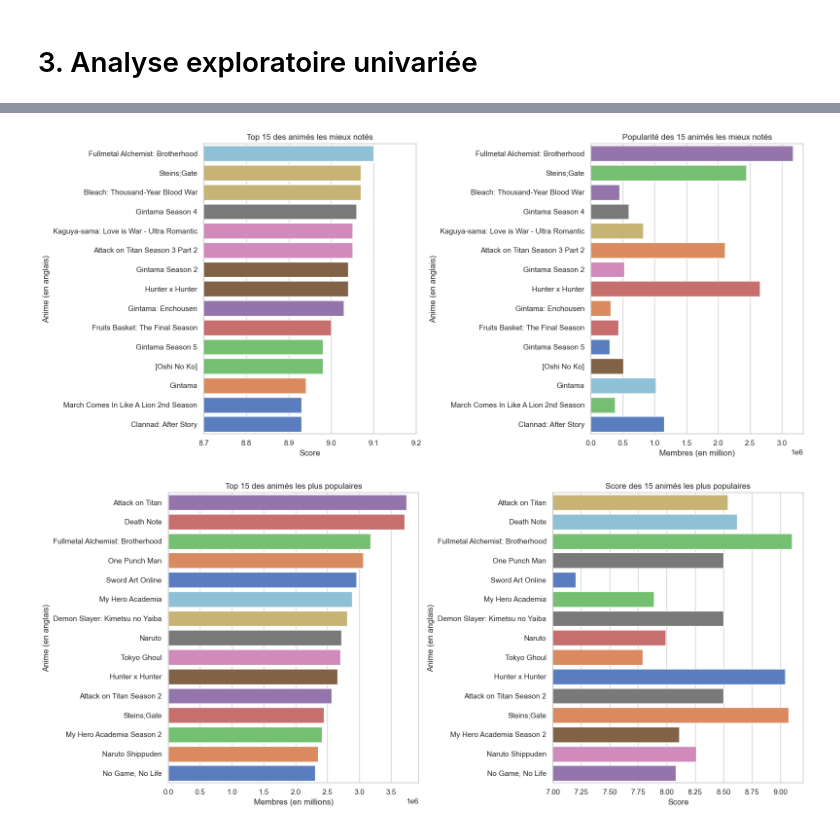
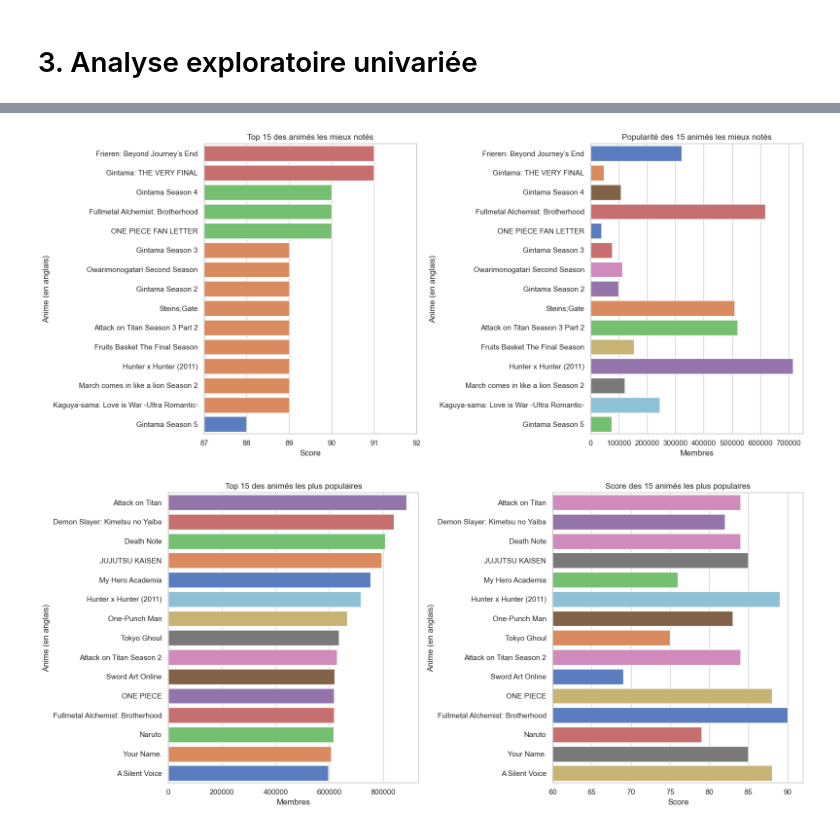
Before and after one commit to TAMINE-CYRIL/MyAnimeList-Analysis, a Jupyter notebook: notebook.ipynb, the cells around one changed output, grey strips where cells are left out. Cells and saved outputs as stored; diff of their text form; code cells hidden in the pictures.

```diff
--- a/notebook.ipynb
+++ b/notebook.ipynb
@@ -213,3 +231,0 @@ On effectue la nuance avec "dessin animé" (cartoon), qui est associé à l'Occi
-# %%
-# On récupère uniquement nos TV du jeu de données
-df_anime = df[df["Type"] == "TV"]
@@ -216,65 +279,65 @@ df_anime = df[df["Type"] == "TV"]
 # %%
 # --- Données : top 15 par score ---
-top15_score = df_anime.sort_values(by="Score", ascending=False).head(15)
+top15_score = df_anime.sort_values(by="score", ascending=False).head(15)
 
 fig, (ax1, ax2) = plt.subplots(1, 2, figsize=(16, 7))
 
 sns.barplot(
-    x="Score",
-    y="English name",
+    x="score",
+    y="english_title",
     data=top15_score,
-    hue="Score",
+    hue="score",
     palette="muted",
     dodge=False,
     ax=ax1,
     legend=False)
 ax1.set_xlabel("Score")
 ax1.set_ylabel("Anime (en anglais)")
-ax1.set_xlim(8.7, 9.2)
+ax1.set_xlim(87, 92)
 ax1.set_title("Top 15 des animés les mieux notés")
 
 sns.barplot(
-    x="Members",
-    y="English name",
+    x="popularity",
+    y="english_title",
     data=top15_score,
-    hue="Members",
+    hue="popularity",
     palette="muted",
     dodge=False,
     ax=ax2,
     legend=False)
-ax2.set_xlabel("Membres (en million)")
+ax2.set_xlabel("Membres")
 ax2.set_ylabel("Anime (en anglais)")
 ax2.set_title("Popularité des 15 animés les mieux notés")
 
 plt.tight_layout()
 plt.show()
 # %% [output]
-[figure, old version]
+[figure, new version]
 # %%
 # --- Données : top 15 par popularité ---
-top15_pop = df_anime.sort_values(by="Members", ascending=False).head(15)
+top15_pop = df_clean.sort_values(by="popularity", ascending=False).head(15)
 
 fig, (ax1, ax2) = plt.subplots(1, 2, figsize=(16, 7))
 
 sns.barplot(
-    x="Members",
-    y="English name",
+    x="popularity",
+    y="english_title",
     data=top15_pop,
-    hue="Members",
+    hue="popularity",
     palette="muted",
     dodge=False,
     legend=False,
     ax=ax1
 )
-ax1.set_xlabel("Membres (en millions)")
+ax1.set_xlabel("Membres")
 ax1.set_ylabel("Anime (en anglais)")
 ax1.set_title("Top 15 des animés les plus populaires")
 
 sns.barplot(
-    x="Score",
-    y="English name",
+    x="score",
+    y="english_title",
     data=top15_pop,
-    hue="Score",
+    hue="score",
     palette="muted",
     dodge=False,
     legend=False,
@@ -283,9 +346,9 @@ sns.barplot(
 ax2.set_xlabel("Score")
 ax2.set_ylabel("Anime (en anglais)")
 ax2.set_title("Score des 15 animés les plus populaires")
-ax2.set_xlim(7, 9.2)
+ax2.set_xlim(60, 92)
 
 plt.tight_layout()
 plt.show()
 # %% [output]
-[figure, old version]
+[figure, new version]
```
Also changed, not shown: parts of 28 cells of this notebook, 1 other file.
